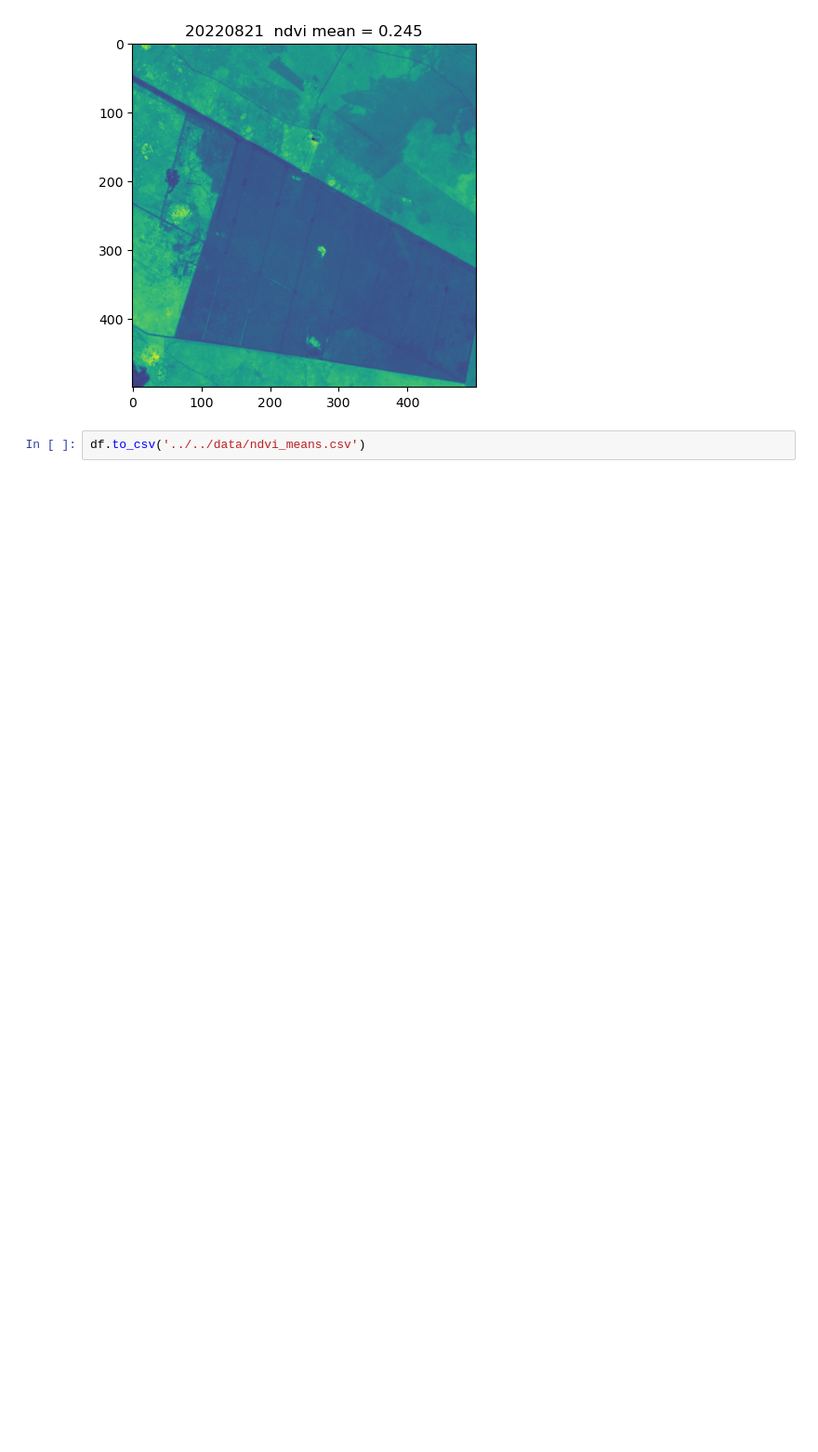
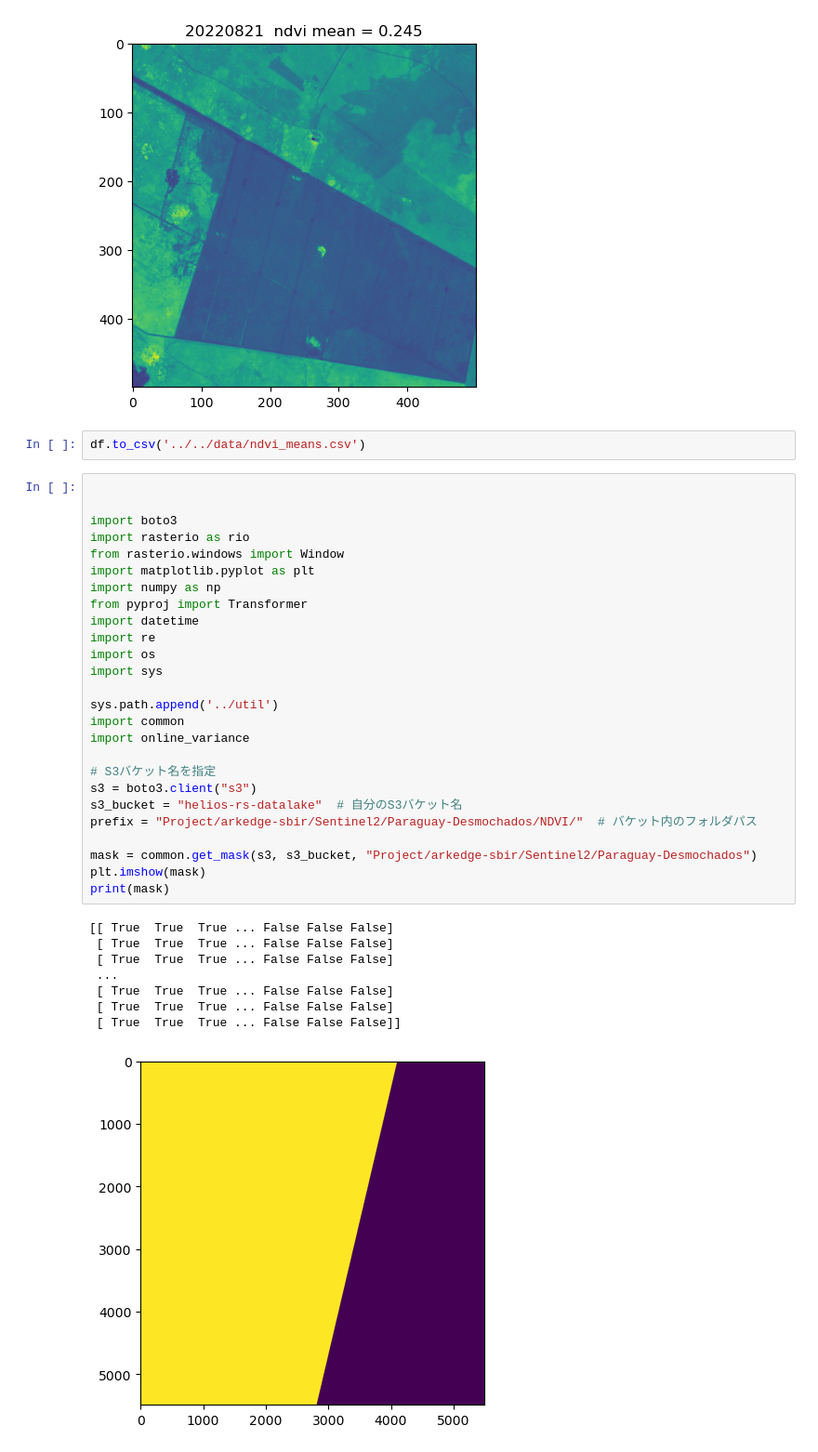
Before and after one commit to tobuhei/Trial-SITS, a Jupyter notebook: src/aws/sits.ipynb, the cells around one changed output. Shown at 93% size. Drawn from its saved outputs; the diff is of its cells as text; blank space fills up the shorter version.

```diff
--- a/src/aws/sits.ipynb
+++ b/src/aws/sits.ipynb
@@ -254,6 +254,41 @@ file:  Project/arkedge-sbir/Sentinel2/Paraguay-Desmochados/NDVI/T21JUL_20220821T
 [figure]
 # %%
 df.to_csv('../../data/ndvi_means.csv')
+# %%
+
+
+import boto3
+import rasterio as rio
+from rasterio.windows import Window
+import matplotlib.pyplot as plt
+import numpy as np
+from pyproj import Transformer
+import datetime
+import re
+import os
+import sys
+
+sys.path.append('../util')
+import common
+import online_variance
+
+# S3バケット名を指定
+s3 = boto3.client("s3")
+s3_bucket = "helios-rs-datalake"  # 自分のS3バケット名
+prefix = "Project/arkedge-sbir/Sentinel2/Paraguay-Desmochados/NDVI/"  # バケット内のフォルダパス
+
+mask = common.get_mask(s3, s3_bucket, "Project/arkedge-sbir/Sentinel2/Paraguay-Desmochados")
+plt.imshow(mask)
+print(mask)
+# %% [output]
+[[ True  True  True ... False False False]
+ [ True  True  True ... False False False]
+ [ True  True  True ... False False False]
+ ...
+ [ True  True  True ... False False False]
+ [ True  True  True ... False False False]
+ [ True  True  True ... False False False]]
+[figure, added]
 # %%
 import boto3
 import rasterio as rio
```
Also changed, not shown: parts of 1 cell of this notebook, 2 other files.
